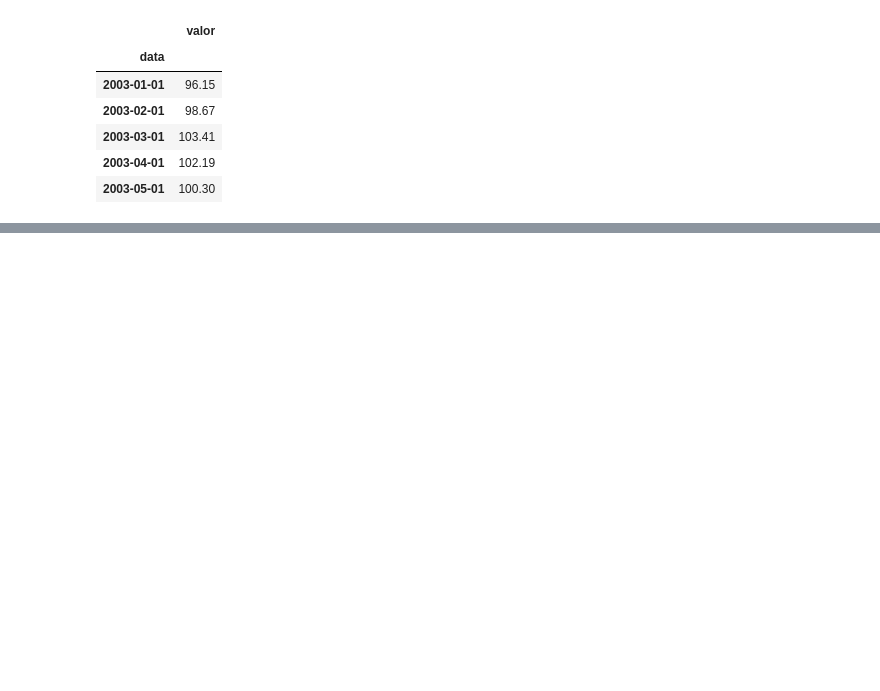
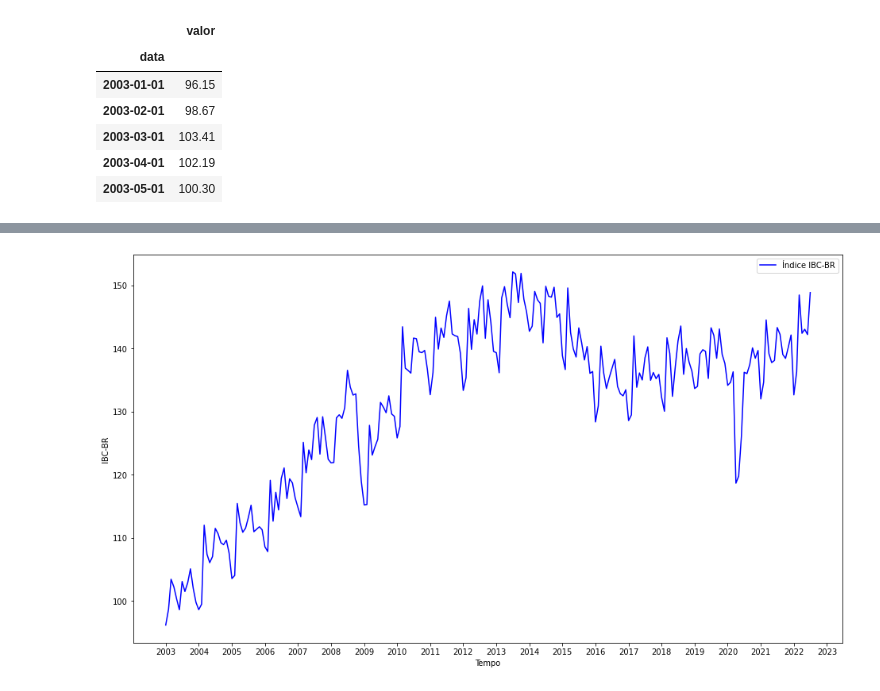
Before and after one commit to dev-alexmc/bimaster-proj, a Jupyter notebook: analise-exploratoria/series-temporais/ibc_br_analise_exploratoria.ipynb, the cells around one changed output, grey strips where cells are left out. Drawn from its saved outputs; the diff is of its cells as text; code cells hidden in the pictures; blank space fills up the shorter version.

```diff
--- a/analise-exploratoria/series-temporais/ibc_br_analise_exploratoria.ipynb
+++ b/analise-exploratoria/series-temporais/ibc_br_analise_exploratoria.ipynb
@@ -92,0 +119,13 @@ decomposed_series = seasonal_decompose(df, model="multiplicative", period=12)
+# %%
+fig = plt.figure(figsize=(16,9))
+plt.plot(df['valor'], 'b')
+plt.legend(['Índice IBC-BR'])
+plt.ylabel('IBC-BR')
+plt.xlabel('Tempo')
+
+# ajustamos o eixo x da figura para exibir ticks a cada ano
+configurar_ticks_anuais(fig.axes[0])
+
+plt.show()
+# %% [output]
+[figure, added]
```
Also changed, not shown: parts of 42 cells of this notebook.
